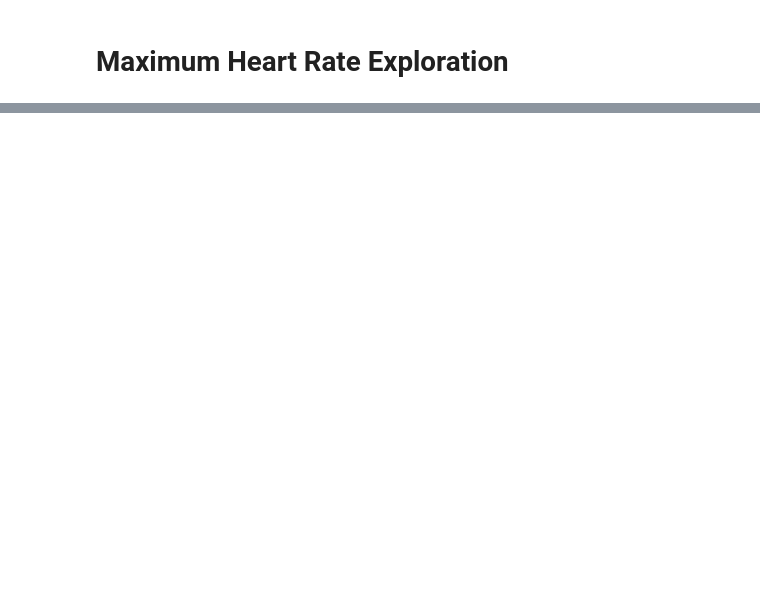
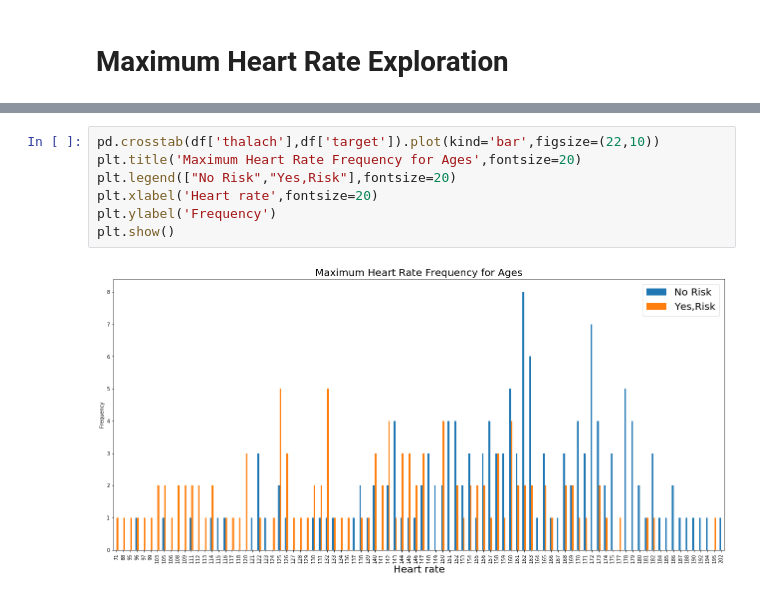
Before and after one commit to Parag18081994/Ghost, a Jupyter notebook: Python/Practise/2021/KNN/KNN_git_heart.ipynb, the cells around one changed output, grey strips where cells are left out. Drawn from its saved outputs; the diff is of its cells as text; blank space fills up the shorter version.

```diff
--- a/Python/Practise/2021/KNN/KNN_git_heart.ipynb
+++ b/Python/Practise/2021/KNN/KNN_git_heart.ipynb
@@ -389,0 +398,9 @@ pd.crosstab(df['thalach'],df['target']).plot(kind="bar",figsize=(20,10))
+# %%
+pd.crosstab(df['thalach'],df['target']).plot(kind='bar',figsize=(22,10))
+plt.title('Maximum Heart Rate Frequency for Ages',fontsize=20)
+plt.legend(["No Risk","Yes,Risk"],fontsize=20)
+plt.xlabel('Heart rate',fontsize=20)
+plt.ylabel('Frequency')
+plt.show()
+# %% [output]
+[figure, added]
```
Also changed, not shown: parts of 17 cells of this notebook.
